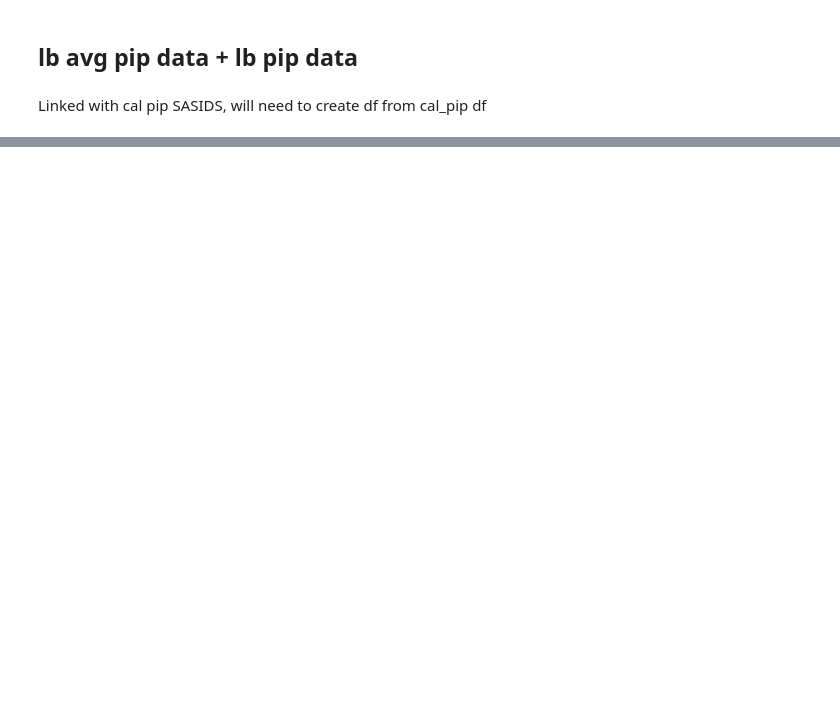
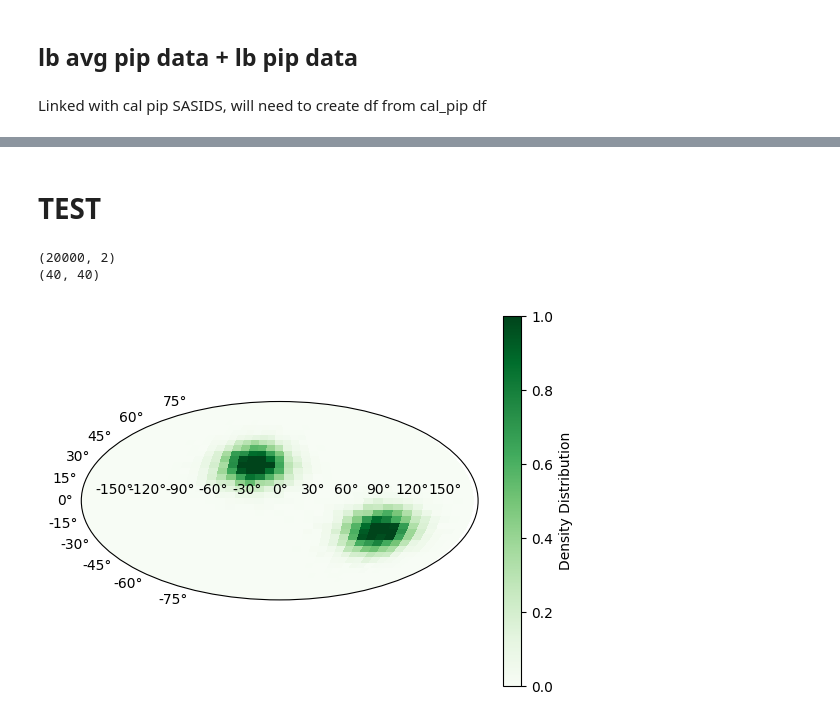
Before and after one commit to CelestinBananas/LTA_overview, a Jupyter notebook: LTA_Overview_notebook.ipynb, the cells around one changed output, grey strips where cells are left out. Saved outputs shown, nothing was run; the diff lists cells and outputs as text; code cells hidden in the pictures; blank space fills up the shorter version.

```diff
--- a/LTA_Overview_notebook.ipynb
+++ b/LTA_Overview_notebook.ipynb
@@ -379,0 +555,61 @@ to_keep_lb = 'LC4_007','LC4_014','LC5_020','LC5_022','LC6_021','LT5_006'
+# %% [markdown]
+# TEST
+# %%
+import numpy as np
+import matplotlib.pyplot as plt
+import matplotlib as mpl
+
+# create some random data for histogram
+base = [[-20, 30], [100, -20]]
+data = []
+for _ in range(10000):
+    data.append((
+        base[0][0] + np.random.normal(0, 20),
+        base[0][1] + np.random.normal(0, 10)
+    ))
+    data.append((
+        base[1][0] + np.random.normal(0, 20),
+        base[1][1] + np.random.normal(0, 10)
+    ))
+data = np.array(data) / 180 * np.pi  # shape (n, 2)
+print(data.shape)
+# create bin edges
+bin_number = 40
+lon_edges = np.linspace(-np.pi, np.pi, bin_number + 1)
+lat_edges = np.linspace(-np.pi/2., np.pi/2., bin_number + 1)
+
+# calculate 2D histogram, the shape of hist is (bin_number, bin_number)
+hist, lon_edges, lat_edges = np.histogram2d(
+    *data.T, bins=[lon_edges, lat_edges], density=True
+)
+
+# generate the plot
+cmap = plt.cm.Greens
+
+fig = plt.figure()
+ax = fig.add_subplot(111, projection='mollweide')
+
+ax.pcolor(
+    lon_edges[:-1], lat_edges[:-1],
+    hist.T,  # transpose from (row, column) to (x, y)
+    cmap=cmap, shading='auto',
+    vmin=0, vmax=1
+)
+
+# hide the tick labels
+# ax.set_xticks([])
+# ax.set_yticks([])
+
+# add the colorbar
+cbar = plt.colorbar(
+        plt.cm.ScalarMappable(
+            norm=mpl.colors.Normalize(0, 1), cmap=cmap
+        )
+    )
+cbar.set_label("Density Distribution")
+print(hist.shape)
+plt.show()
+# %% [output]
+(20000, 2)
+(40, 40)
+[figure, added]
```
Also changed, not shown: parts of 28 cells of this notebook, 21 other files.
